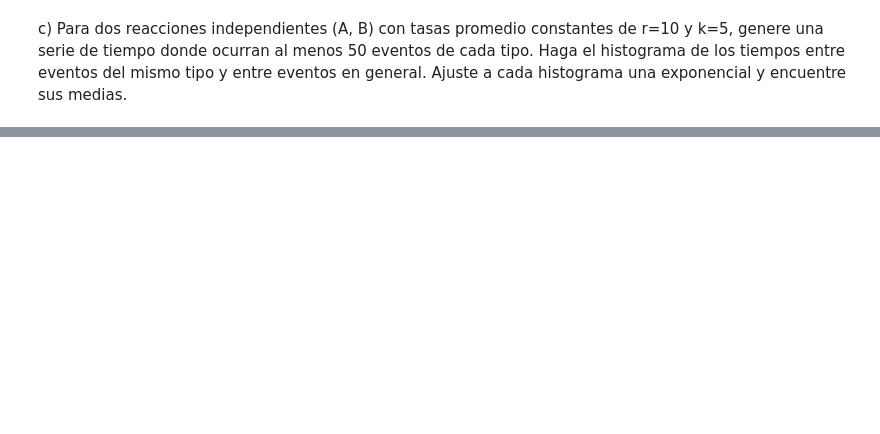
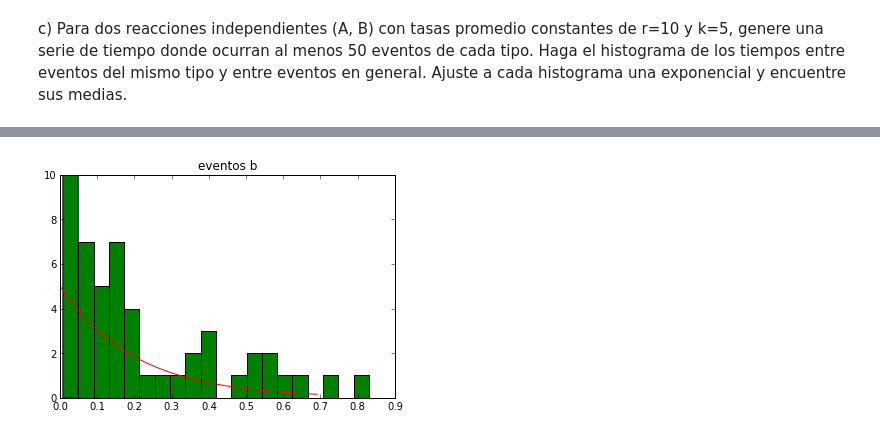
Before and after one commit to jdestupinan1332/Sistems-Biology, a Jupyter notebook: hw_4/Punto 2.ipynb, the cells around one changed output, grey strips where cells are left out. Saved outputs shown, nothing was run; the diff lists cells and outputs as text; code cells hidden in the pictures; blank space fills up the shorter version.

```diff
--- a/hw_4/Punto 2.ipynb
+++ b/hw_4/Punto 2.ipynb
@@ -80,0 +94,12 @@ len(u)
+# %%
+x = arange(0,0.7,0.01) #lista de vlores de x para poder graficar bien
+expo2 = 5*pow(e,-5*x)
+# %%
+fig = plt.figure()
+ax = fig.add_subplot(111)
+ax.hist(tempos2, 20, color= 'green')
+plot(x,expo2,color='red')
+title('eventos b')
+plt.show()
+# %% [output]
+[figure, added]
```
Also changed, not shown: parts of 17 cells of this notebook.
